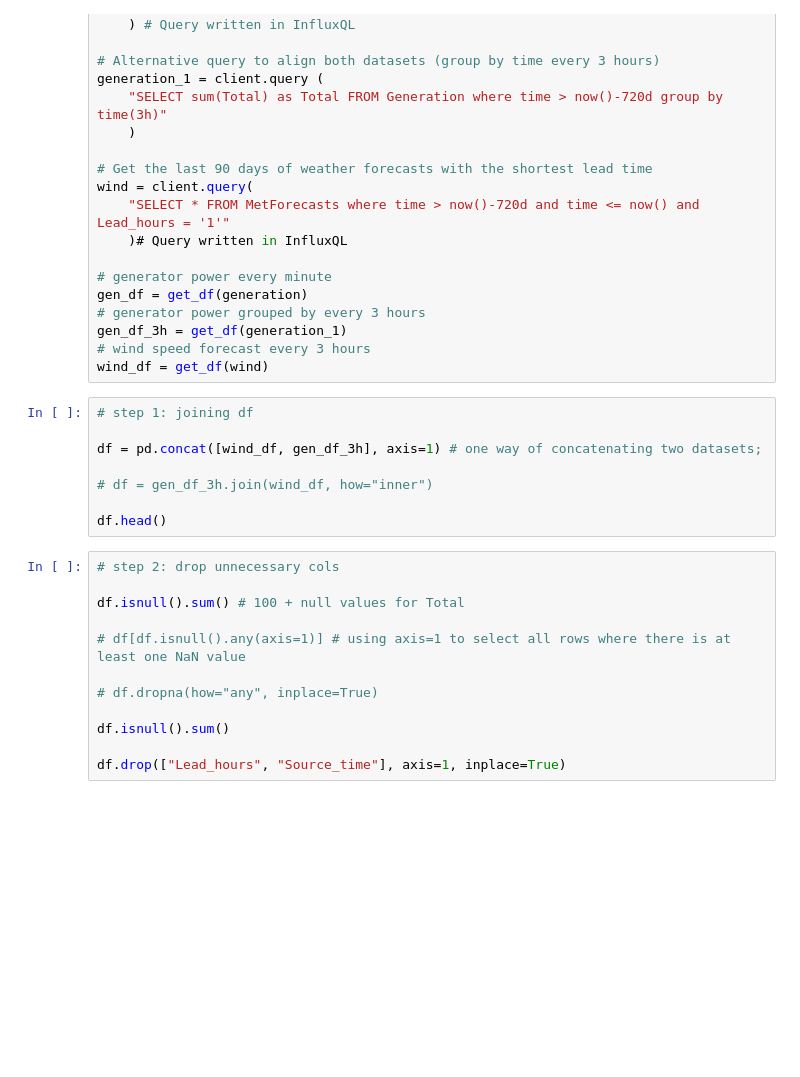
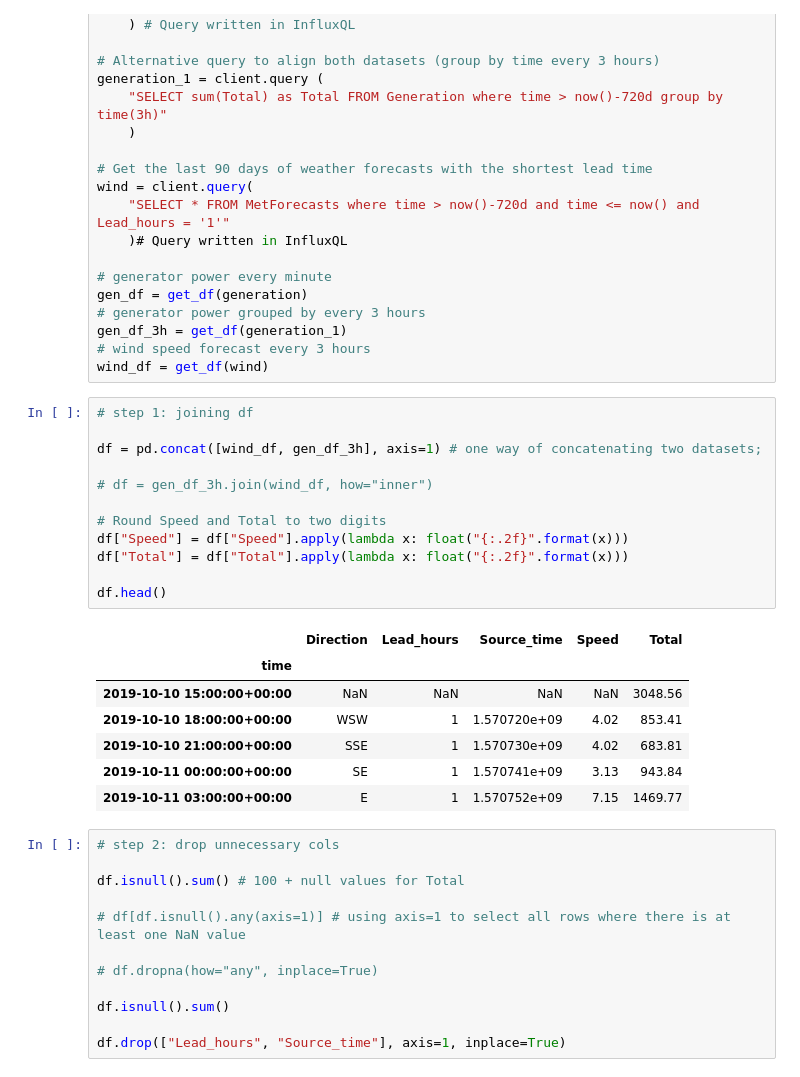
Before and after one commit to lrnz-asnprs/wind_prediction, a Jupyter notebook: polynomial_pipeline.ipynb, the cells around one changed output. Saved outputs shown, nothing was run; the diff lists cells and outputs as text; blank space fills up the shorter version.

```diff
--- a/polynomial_pipeline.ipynb
+++ b/polynomial_pipeline.ipynb
@@ -38,11 +38,23 @@ wind_df = get_df(wind)
 # %%
 # step 1: joining df
 
 df = pd.concat([wind_df, gen_df_3h], axis=1) # one way of concatenating two datasets;
 
 # df = gen_df_3h.join(wind_df, how="inner")
 
+# Round Speed and Total to two digits
+df["Speed"] = df["Speed"].apply(lambda x: float("{:.2f}".format(x)))
+df["Total"] = df["Total"].apply(lambda x: float("{:.2f}".format(x)))
+
 df.head()
+# %% [output]
+|  | Direction | Lead_hours | Source_time | Speed | Total |
+| time |  |  |  |  |  |
+| 2019-10-10 15:00:00+00:00 | NaN | NaN | NaN | NaN | 3048.56 |
+| 2019-10-10 18:00:00+00:00 | WSW | 1 | 1.570720e+09 | 4.02 | 853.41 |
+| 2019-10-10 21:00:00+00:00 | SSE | 1 | 1.570730e+09 | 4.02 | 683.81 |
+| 2019-10-11 00:00:00+00:00 | SE | 1 | 1.570741e+09 | 3.13 | 943.84 |
+| 2019-10-11 03:00:00+00:00 | E | 1 | 1.570752e+09 | 7.15 | 1469.77 |
 # %%
 # step 2: drop unnecessary cols
 
```
Also changed, not shown: parts of 9 cells of this notebook.
